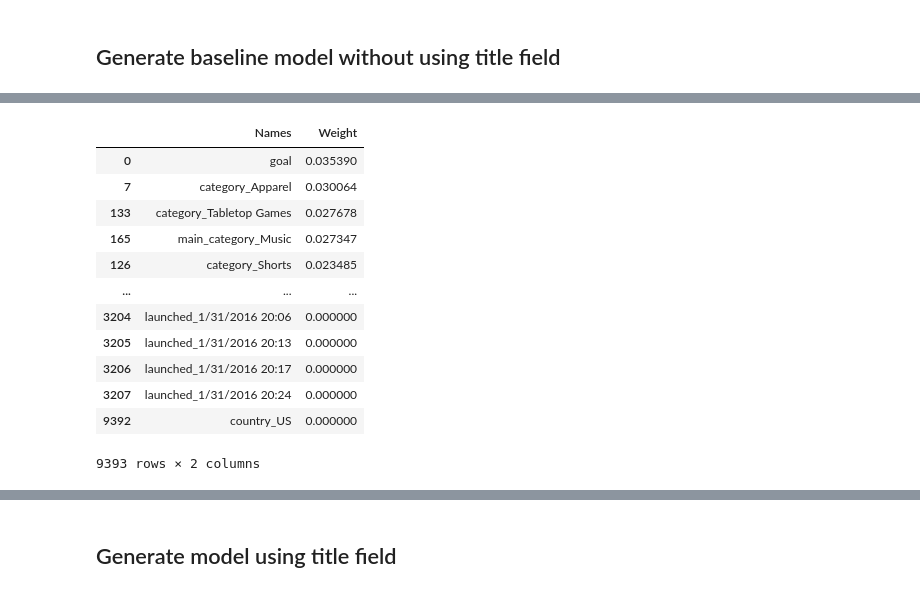
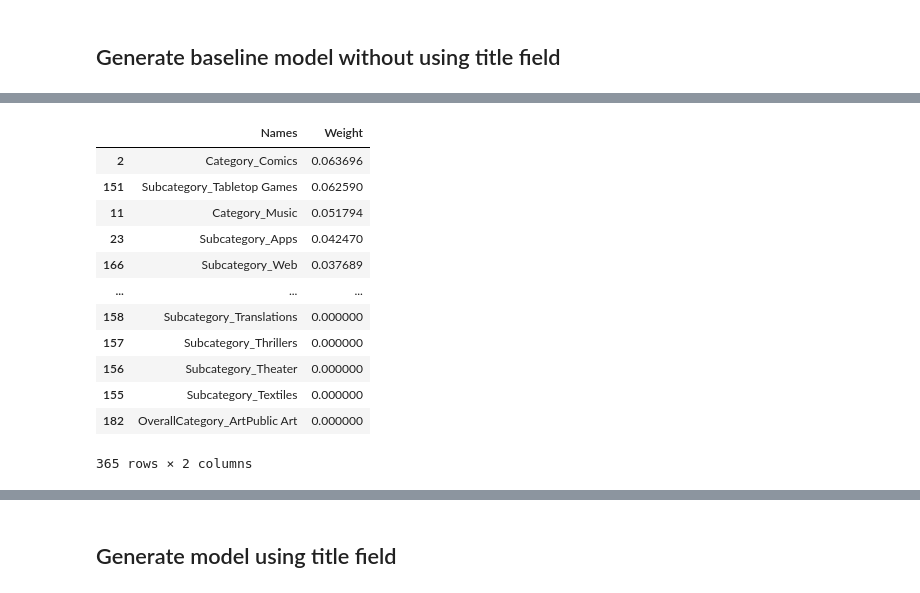
Before and after one commit to NormanHung/Practice-CampaignFunding, a Jupyter notebook: Assignment - Funding Project.ipynb, the cells around one changed output, grey strips where cells are left out. Saved outputs shown, nothing was run; the diff lists cells and outputs as text; code cells hidden in the pictures.

```diff
--- a/Assignment - Funding Project.ipynb
+++ b/Assignment - Funding Project.ipynb
@@ -154,4 +159,2 @@ memory usage: 12.7+ MB
 # %%
-ProcessedData.dropna(subset = ["Status", "usd pledged"], inplace = True)
-ProcessedData.drop_duplicates(["ID"])
-ProcessedData.info()
+ProcessedData.dropna(inplace = True)
@@ -212,37 +237,37 @@ from sklearn.tree import ExtraTreeRegressor
 from sklearn.ensemble import GradientBoostingRegressor
 from xgboost import XGBRegressor
 
-def AssessRegressorModels(X_Train, Y_Train, X_Test, Y_Test, Models_List):
+def AssessRegressorModels(TrainingDataColumns, TrainingDataResults, TestingDataColumns, TestingDataResults, Models_List):
     from datetime import datetime
     import pandas as pd
     from sklearn.metrics import r2_score, mean_squared_error, mean_absolute_error
 
     results_list = pd.DataFrame()
 
-    for model in Models_List:
-        modelInstance = model()
+    for modelClass in Models_List:
+        model = modelClass()
         startTime = datetime.now()
-        print("Starting " + str(model.__name__) + " at " + str(startTime))
+        print("Starting " + str(modelClass.__name__) + " at " + str(startTime))
 
-        modelInstance.fit(X_Train, Y_Train)
-        predictions = modelInstance.predict(X_Test)
+        model.fit(TrainingDataColumns, TrainingDataResults)
+        predictions = model.predict(TestingDataColumns)
 
         endTime = datetime.now()
-        print("Ending " + str(model.__name__) + " at " + str(endTime))
+        print("Ending " + str(modelClass.__name__) + " at " + str(endTime))
         results_list = results_list.append(pd.DataFrame(data = {
-            "Name" : model.__name__,
-            "R2Score" : r2_score(Y_Test, predictions),
-            "RMSE" : mean_squared_error(Y_Test, predictions)**0.5,
-            "MAE" : mean_absolute_error(Y_Test, predictions),
+            "Name" : modelClass.__name__,
+            "R2Score" : r2_score(TestingDataResults, predictions),
+            "RMSE" : mean_squared_error(TestingDataResults, predictions)**0.5,
+            "MAE" : mean_absolute_error(TestingDataResults, predictions),
             "RunTime" : str(endTime - startTime),
-            "ModelObject" : [modelInstance],
+            "ModelObject" : [model],
         }), ignore_index = True)
 
     results_list.sort_values("R2Score", inplace = True, ascending = False)
 
     return results_list
 # %%
-TrainingData = pd.get_dummies(ProcessedData.loc[:10000, ["Status", "category", "main_category", "currency", "deadline", "goal", "launched", "country"]], drop_first = True)
+TrainingData = pd.get_dummies(ProcessedData, drop_first = True)
 # %%
 print(datetime.now())
 # %% [output]
@@ -269,3 +294,3 @@ print(datetime.now())
 # %%
-RegressorResults_List = AssessRegressorModels(Train_X, Train_Y, Test_X, Test_Y, [LinearRegression, Ridge, Lasso, GradientBoostingRegressor, XGBRegressor])
+RegressorResults_List = AssessRegressorModels(Train_X, Train_Y, Test_X, Test_Y, [LinearRegression, Ridge, Lasso, ExtraTreeRegressor, ElasticNet, GradientBoostingRegressor, XGBRegressor])
 # %% [output]
@@ -297,19 +328,20 @@ print(datetime.now())
 # %%
-pd.DataFrame(data = {
-    "Names" : TrainingData.drop("Status", axis = 1).columns.to_list(),
-    "Weight": (RegressorResults_List.loc[RegressorResults_List["Name"] == "XGBRegressor", "ModelObject"]).iloc[0].feature_importances_,
-}).sort_values(by="Weight", ascending = False)
+with pd.option_context("display.max_columns", None, "display.max_rows", 40, "display.max_colwidth", 80):
+    display(pd.DataFrame(data = {
+        "Names" : TrainingData.drop("Status", axis = 1).columns.to_list(),
+        "Weight": (RegressorResults_List.loc[RegressorResults_List["Name"] == "XGBRegressor", "ModelObject"]).iloc[0].feature_importances_,
+    }).sort_values(by="Weight", ascending = False))
 # %% [output]
 |  | Names | Weight |
-| 0 | goal | 0.035390 |
-| 7 | category_Apparel | 0.030064 |
-| 133 | category_Tabletop Games | 0.027678 |
-| 165 | main_category_Music | 0.027347 |
-| 126 | category_Shorts | 0.023485 |
+| 2 | Category_Comics | 0.063696 |
+| 151 | Subcategory_Tabletop Games | 0.062590 |
+| 11 | Category_Music | 0.051794 |
+| 23 | Subcategory_Apps | 0.042470 |
+| 166 | Subcategory_Web | 0.037689 |
 | ... | ... | ... |
-| 3204 | launched_1/31/2016 20:06 | 0.000000 |
-| 3205 | launched_1/31/2016 20:13 | 0.000000 |
-| 3206 | launched_1/31/2016 20:17 | 0.000000 |
-| 3207 | launched_1/31/2016 20:24 | 0.000000 |
-| 9392 | country_US | 0.000000 |
+| 158 | Subcategory_Translations | 0.000000 |
+| 157 | Subcategory_Thrillers | 0.000000 |
+| 156 | Subcategory_Theater | 0.000000 |
+| 155 | Subcategory_Textiles | 0.000000 |
+| 182 | OverallCategory_ArtPublic Art | 0.000000 |
-9393 rows × 2 columns
+365 rows × 2 columns
```
Also changed, not shown: parts of 50 cells of this notebook.
